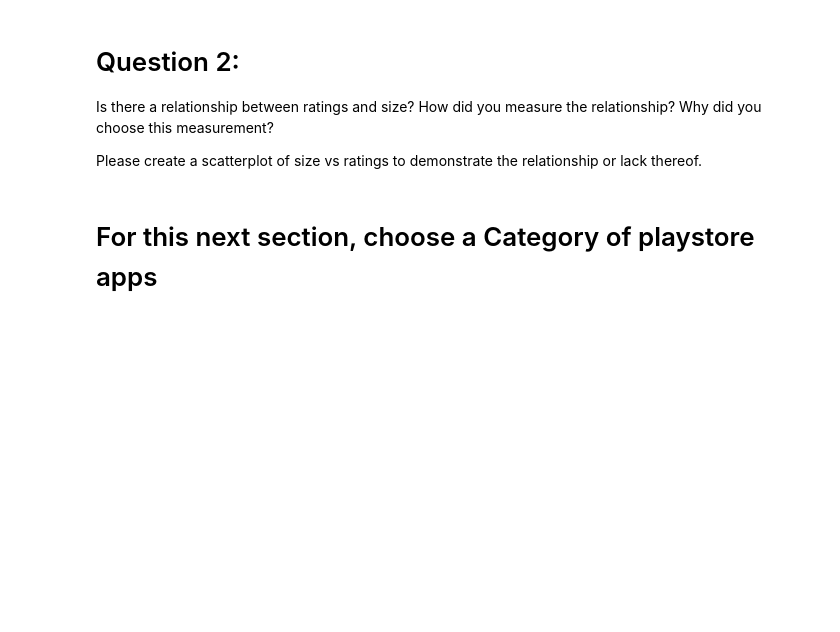
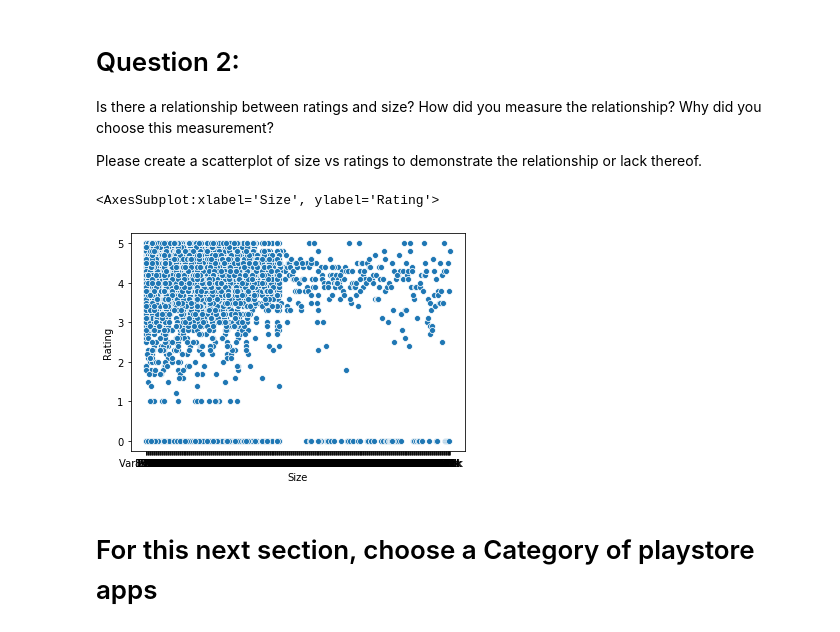
Before and after one commit to sethchart/mod1-case-study-eda, a Jupyter notebook: workbook.ipynb, the cells around one changed output. Drawn from its saved outputs; the diff is of its cells as text; code cells hidden in the pictures; blank space fills up the shorter version.

Commit message:
Started data cleaning and analysis

```diff
--- a/workbook.ipynb
+++ b/workbook.ipynb
@@ -6,4 +9,5 @@ import pandas as pd
 # %%
-google_play_df = pd.read_csv("data/google-play-store-apps/googleplaystore.csv")
+google_play_df = pd.read_csv("data/googleplaystore.csv")
+print(google_play_df.shape)
 google_play_df.head()
 # %% [output]
@@ -15,0 +35,4 @@ google_play_df.head()
+# %%
+google_play_df.drop_duplicates(inplace=True)
+print(google_play_df.shape)
+google_play_df.head()
@@ -15,0 +77,3 @@ google_play_df.head()
+# %%
+google_play_df['Rating'].fillna(0, inplace=True)
+google_play_df.isna().sum()
@@ -15,0 +130,4 @@ google_play_df.head()
+# %%
+google_play_df =  google_play_df[google_play_df['Category']!='1.9']
+print(google_play_df.shape)
+google_play_df['Category'].value_counts()
@@ -34,6 +348,11 @@ Use the `googleplaystore.csv`
 Is there a relationship between ratings and size? How did you measure the relationship? Why did you choose this measurement?
 
 Please create a scatterplot of size vs ratings to demonstrate the relationship or lack thereof.
+# %%
+sns.scatterplot(x='Size', y='Rating', data=google_play_df)
+# %% [output]
+<AxesSubplot:xlabel='Size', ylabel='Rating'>
+[figure, added]
 # %% [markdown]
 # For this next section, choose a Category of playstore apps
 # %% [markdown]
```
Also changed, not shown: parts of 48 cells of this notebook.
